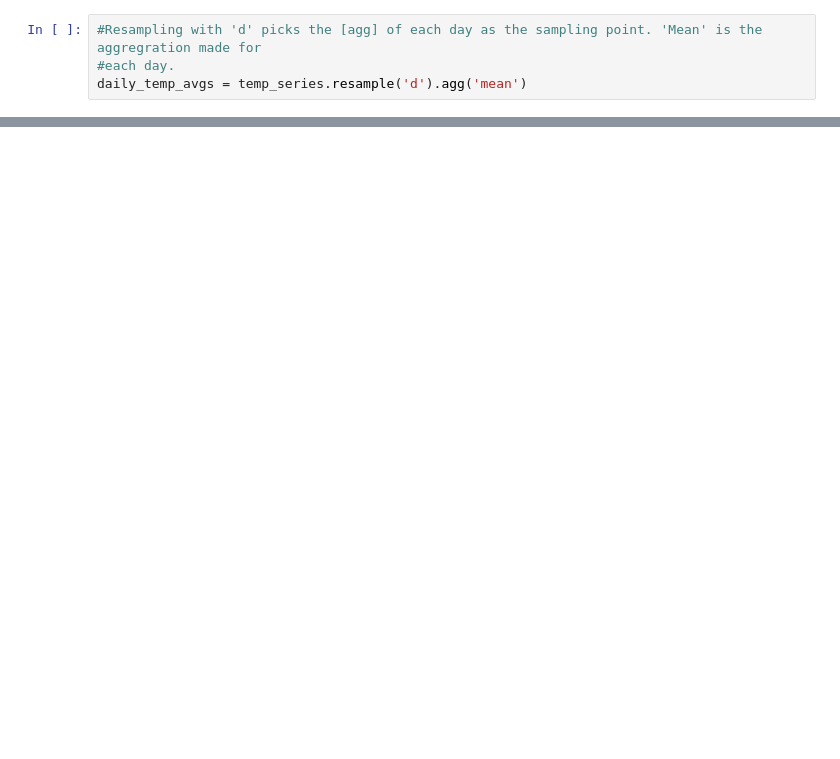
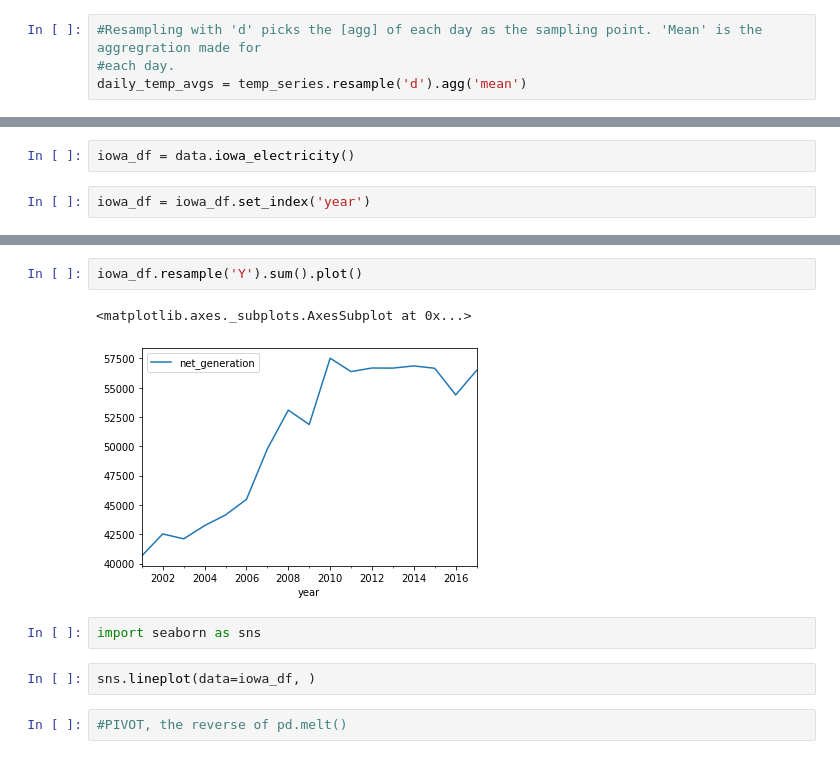
Before and after one commit to flambuth/PYTHON, a Jupyter notebook: pandas-time-series.ipynb, the cells around one changed output, grey strips where cells are left out. Cells and saved outputs as stored; diff of their text form; blank space fills up the shorter version.

```diff
--- a/pandas-time-series.ipynb
+++ b/pandas-time-series.ipynb
@@ -49,0 +375,4 @@ dtype: float64
+# %%
+iowa_df = data.iowa_electricity()
+# %%
+iowa_df = iowa_df.set_index('year')
@@ -49,0 +427,11 @@ dtype: float64
+# %%
+iowa_df.resample('Y').sum().plot()
+# %% [output]
+<matplotlib.axes._subplots.AxesSubplot at 0x...>
+[figure, added]
+# %%
+import seaborn as sns
+# %%
+sns.lineplot(data=iowa_df, )
+# %%
+#PIVOT, the reverse of pd.melt()
```
Also changed, not shown: parts of 99 cells of this notebook, 5 other files.
